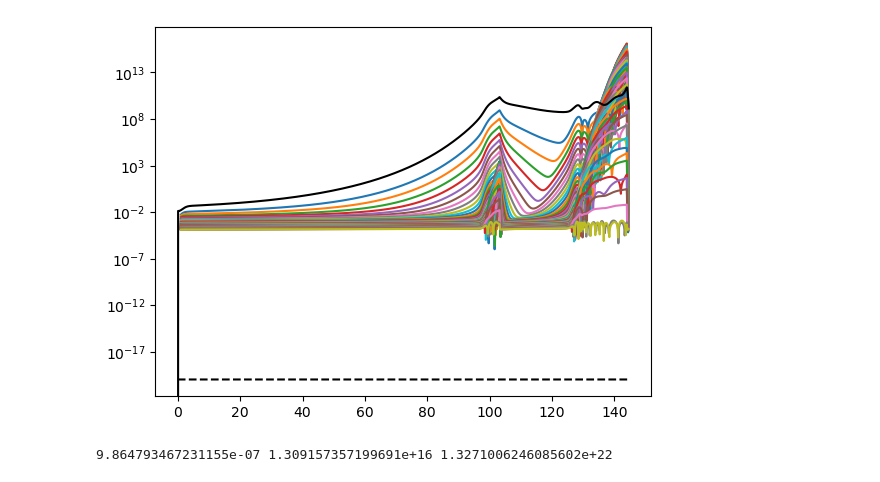
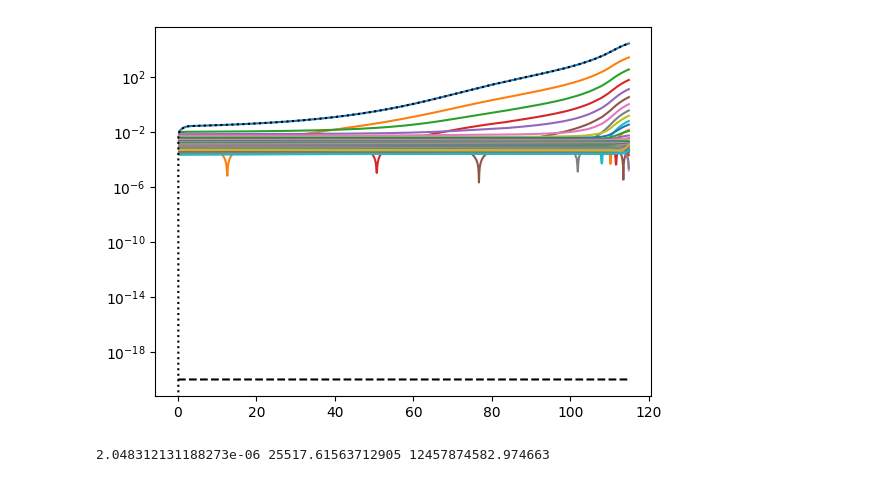
Before and after one commit to richard-von-eckardstein/GEFF, a Jupyter notebook: Testing.ipynb, the cells around one changed output. Drawn from its saved outputs; the diff is of its cells as text; code cells hidden in the pictures.

```diff
--- a/Testing.ipynb
+++ b/Testing.ipynb
@@ -13,9 +7,9 @@ fail = {"n":[],"Nend":[], "tend":[]}
+# %%
+ntr = 100
+atol = 1e-20
+rtol = 1e-3
 # %%
-"""GEF1 = CreateGEF("Config/ClassicGEF-Test.py")
-sol = GEF1.RunGEF(ntr, reachNend=True, printstats=True, atol=atol, rtol=rtol, withevents=False)
-print(" ")"""
-for ntr in ntrs:
-    GEF1 = CreateGEF("Config/ClassicGEF-Test.py")
-    sol = GEF1.RunGEF(ntr, tend=400, reachNend=True, printstats=True, atol=atol, rtol=rtol)
+GEF1 = CreateGEF("Config/SchwingerGEF-Test.py")
+sol = GEF1.RunGEF(ntr, tend=120, reachNend=True, printstats=True, atol=atol, rtol=rtol)
 # %% [output]
 No existing GEF data found. You can specify a file to load using GEF.LoadData or solve the GEF equations using GEF.RunGEF.
@@ -56,19 +38,19 @@ AttributeError: attempts
 # %%
 minval = 1
 maxval = 1
-for i in range(1,ntr):
-    arr = abs(sol.y[4+3*i+2,:][10:])
+for i in range(ntr):
+    arr = abs(sol.y[GEF1.GaugePos+3*i,:][3:])
     minval = min(min(arr), minval)
     maxval = max(max(arr), maxval)
-    if (arr==0.).any(): print(i)
-    plt.plot(sol.t[10:], arr)
+    #if (arr==0.).any(): print(i)
+    plt.plot(sol.t[3:], arr)
 plt.yscale("log")
 #plt.plot(sol.t, 1e25*sol.y[2], "k--")
-plt.plot(sol.t, sol.y[4,:], "k")
+plt.plot(sol.t, abs(sol.y[GEF1.GaugePos,:]), "k:")
 plt.plot(sol.t, np.ones(sol.t.shape)*atol, "k--")
 plt.show()
 print(minval, maxval, maxval/minval)
 # %% [output]
-[figure, old version]
+[figure, new version]
-9.864793467231155e-07 1.309157357199691e+16 1.3271006246085602e+22
+2.048312131188273e-06 25517.61563712905 12457874582.974663
 # %%
```
Also changed, not shown: parts of 11 cells of this notebook, 4 other files.
